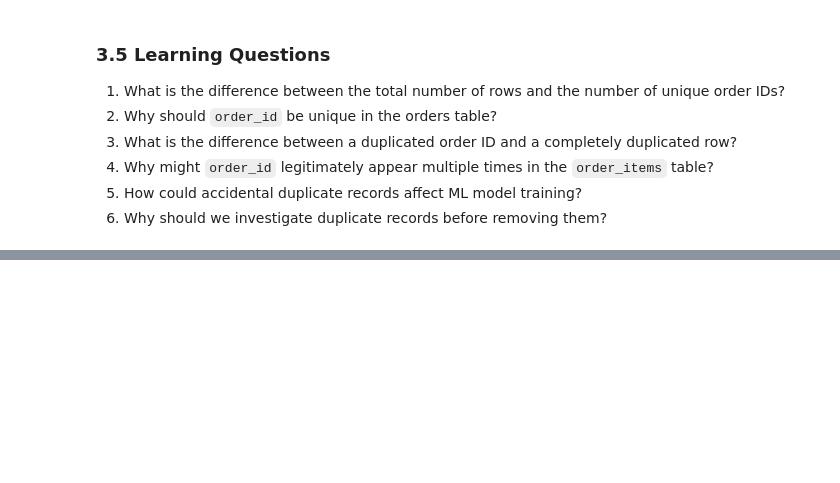
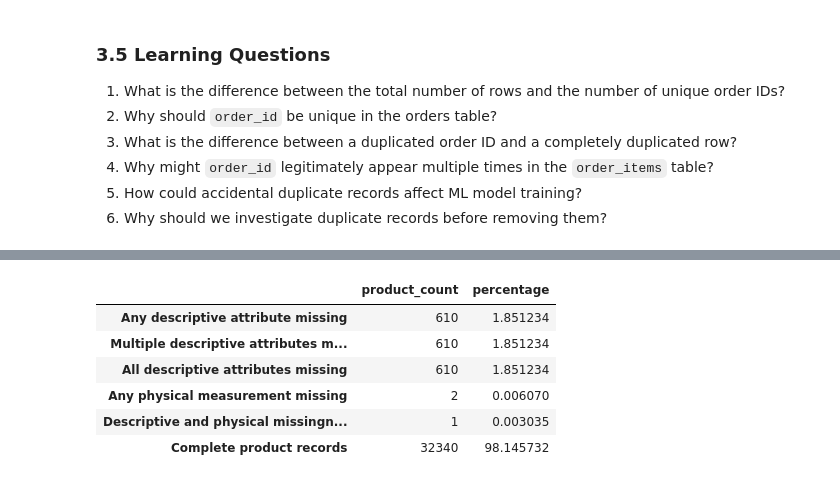
Before and after one commit to mmubashir95/ecommerce-delivery-intelligence, a Jupyter notebook: notebooks/01_data_understanding.ipynb, the cells around one changed output, grey strips where cells are left out. Saved outputs shown, nothing was run; the diff lists cells and outputs as text; code cells hidden in the pictures; blank space fills up the shorter version.

```diff
--- a/notebooks/01_data_understanding.ipynb
+++ b/notebooks/01_data_understanding.ipynb
@@ -136,0 +242,33 @@ np.int64(0)
+# %%
+missingness_pattern_summary = pd.DataFrame(
+    {
+        "product_count": [
+            has_descriptive_missing.sum(),
+            has_multiple_descriptive_missing.sum(),
+            has_all_descriptive_missing.sum(),
+            has_physical_missing.sum(),
+            has_descriptive_and_physical_missing.sum(),
+            has_complete_record.sum(),
+        ]
+    },
+    index=[
+        "Any descriptive attribute missing",
+        "Multiple descriptive attributes missing",
+        "All descriptive attributes missing",
+        "Any physical measurement missing",
+        "Descriptive and physical missingness overlap",
+        "Complete product records",
+    ],
+)
+missingness_pattern_summary["percentage"] = (
+    missingness_pattern_summary["product_count"] / len(products) * 100
+)
+missingness_pattern_summary
+# %% [output]
+|  | product_count | percentage |
+| Any descriptive attribute missing | 610 | 1.851234 |
+| Multiple descriptive attributes m... | 610 | 1.851234 |
+| All descriptive attributes missing | 610 | 1.851234 |
+| Any physical measurement missing | 2 | 0.006070 |
+| Descriptive and physical missingn... | 1 | 0.003035 |
+| Complete product records | 32340 | 98.145732 |
```
Also changed, not shown: parts of 20 cells of this notebook.
